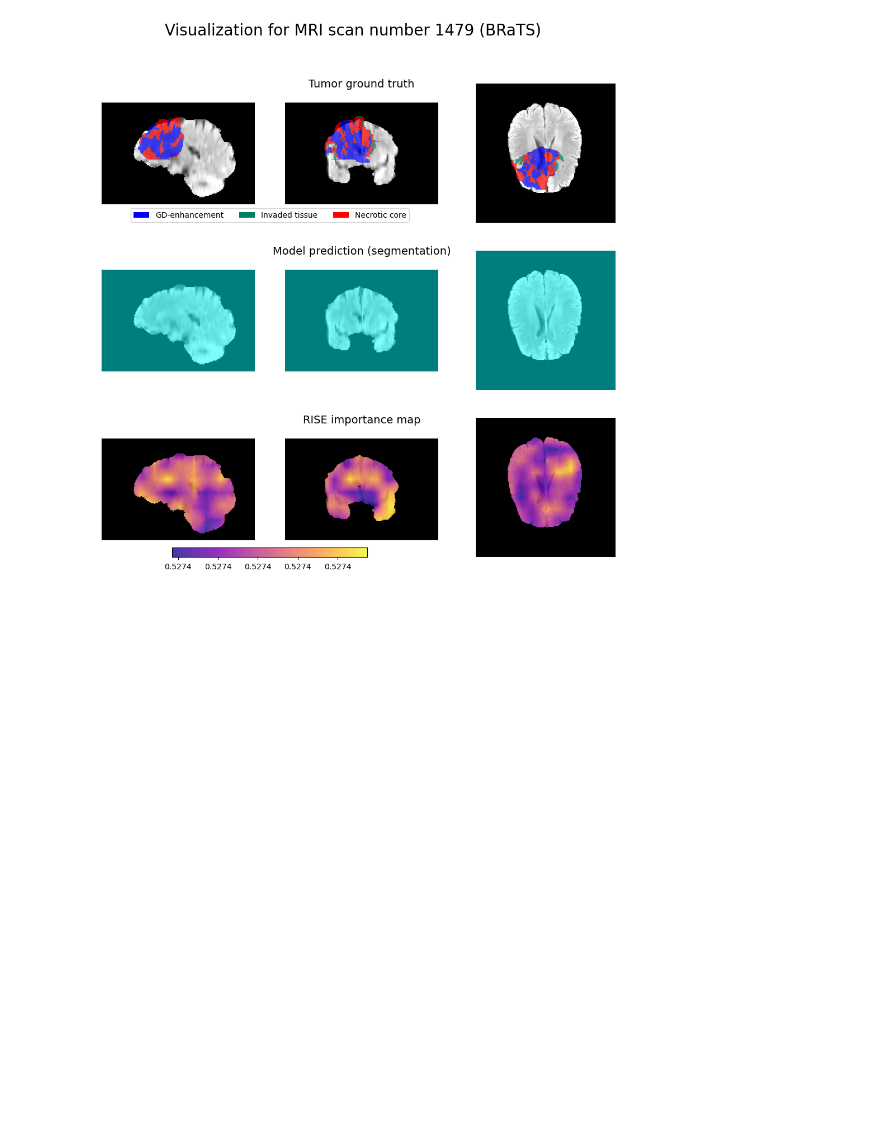
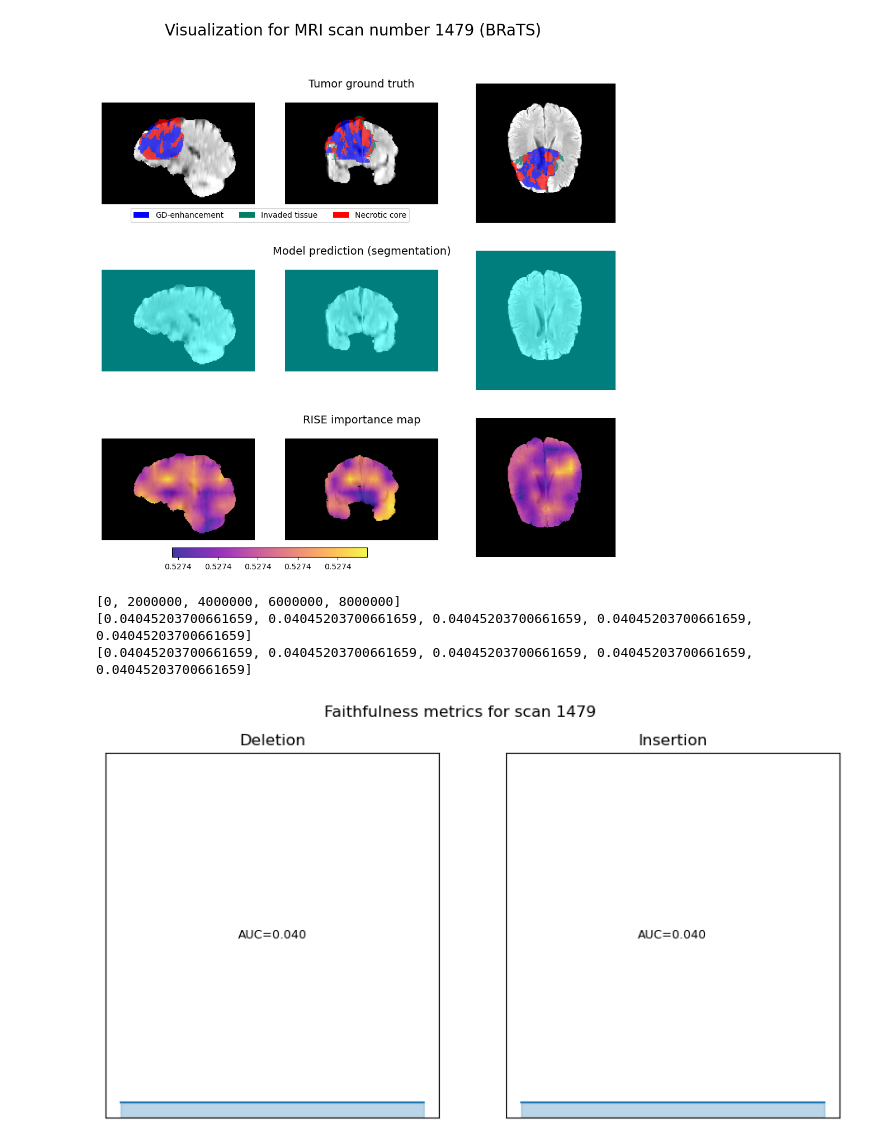
Before and after one commit to daniel-onate/MRI-glioma-segmentation-explained-by-RISE-technique, a Jupyter notebook: unet3dtest.ipynb, the cells around one changed output. Saved outputs shown, nothing was run; the diff lists cells and outputs as text; code cells hidden in the pictures; blank space fills up the shorter version.

```diff
--- a/unet3dtest.ipynb
+++ b/unet3dtest.ipynb
@@ -377,8 +377,6 @@ im_size = 240 * 240 * 160
 model.eval()
 with torch.no_grad():
 
-    mean_auc_insertion = 0
-    mean_auc_deletion = 0
 
     for images, masks in rise_loader:
 
@@ -437,7 +435,7 @@ with torch.no_grad():
         auc_deletion_text = "AUC=" + auc_deletion.__format__('.3f')
         auc_insertion_text = "AUC=" + auc_insertion.__format__('.3f')
 
-        fig, axes = plt.subplots(1, 2, figsize=(10, 7))
+        fig, axes = plt.subplots(1, 2, figsize=(10, 5))
 
         fig.suptitle("Faithfulness metrics for scan 1479")
         axes[0].set_title("Deletion")
@@ -452,34 +450,39 @@ with torch.no_grad():
         axes[1].fill_between(n_pixels_list, insertion_dice_list, alpha=0.3, color="C0")
         axes[1].set_ylim(0, 1)
 
 
         axes[0].set_xticks([])
         axes[0].set_yticks([])
-        axes[0].spines["top"].set_visible(False)
-        axes[0].spines["right"].set_visible(False)
+        #axes[0].spines["top"].set_visible(False)
+        #axes[0].spines["right"].set_visible(False)
 
         axes[1].set_xticks([])
         axes[1].set_yticks([])
-        axes[1].spines["top"].set_visible(False)
-        axes[1].spines["right"].set_visible(False)
+        #axes[1].spines["top"].set_visible(False)
+        #axes[1].spines["right"].set_visible(False)
 
 
         axes[0].text(
         0.5, 0.5,
         auc_deletion_text,
         transform=axes[0].transAxes,
         ha="center",
         va="center",
         fontsize=9
         )
 
         axes[1].text(
         0.5, 0.5,
         auc_insertion_text,
         transform=axes[1].transAxes,
         ha="center",
         va="center",
         fontsize=9
         )
 
         fig.show()
+# %% [output]
+[0, 2000000, 4000000, 6000000, 8000000]
+[0.04045203700661659, 0.04045203700661659, 0.04045203700661659, 0.04045203700661659, 0.04045203700661659]
+[0.04045203700661659, 0.04045203700661659, 0.04045203700661659, 0.04045203700661659, 0.04045203700661659]
+[figure, added]
```
Also changed, not shown: parts of 1 cell of this notebook.
